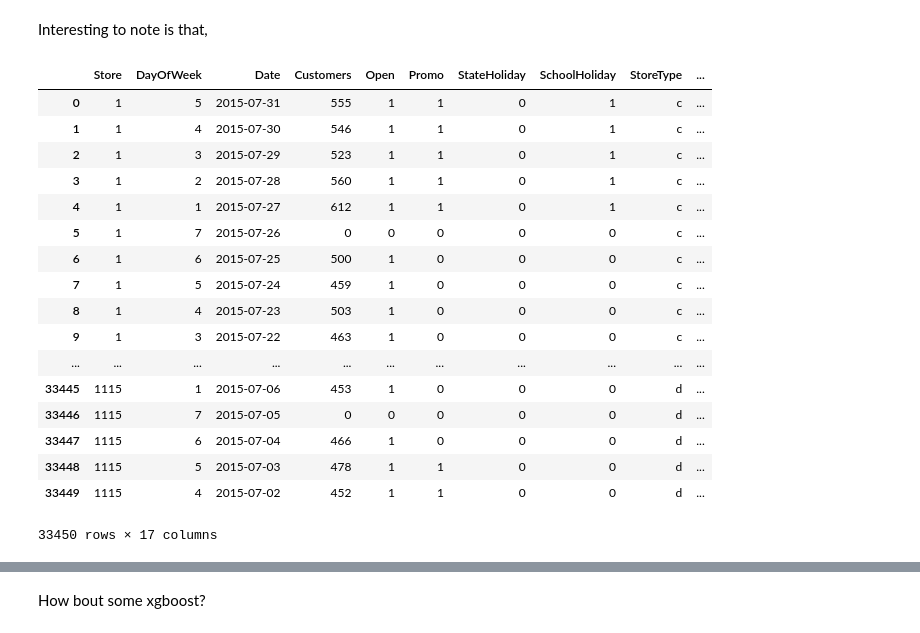
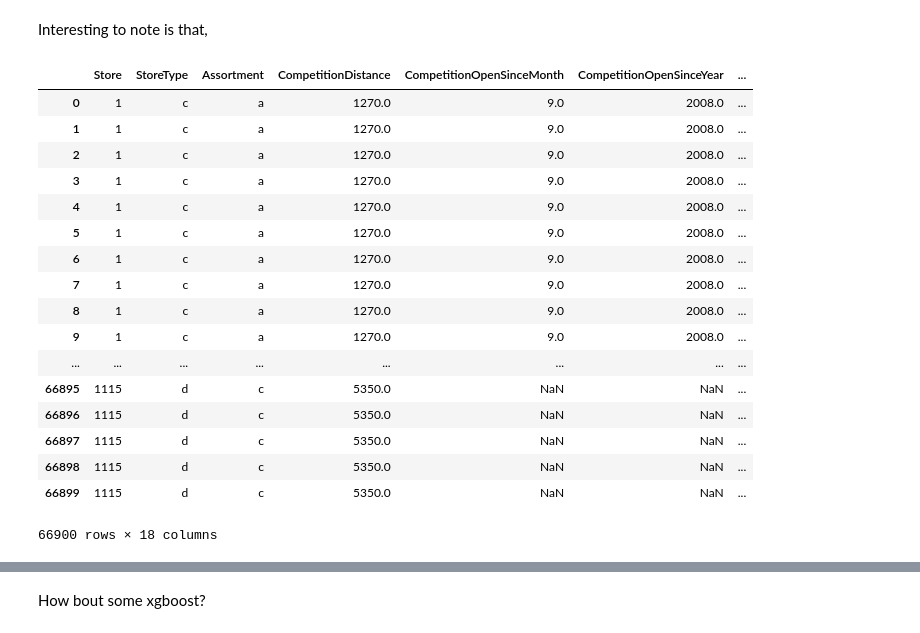
Before and after one commit to HooDeLin/CS3244-Homework-3, a Jupyter notebook: CS3244 Homework 3-Copy2.ipynb, the cells around one changed output, grey strips where cells are left out. Drawn from its saved outputs; the diff is of its cells as text; code cells hidden in the pictures.

```diff
--- a/CS3244 Homework 3-Copy2.ipynb
+++ b/CS3244 Homework 3-Copy2.ipynb
@@ -45,27 +45,27 @@ trainData = pd.merge(storeData, trainData, on='Store')
 testData = testData.reset_index().merge(storeData,on='Store')
 index = testData['index']
 testData.drop('index', axis=1, inplace=True)
-# %%
-testData
-# %% [output]
-|  | Store | DayOfWeek | Date | Customers | Open | Promo | StateHoliday | SchoolHoliday | StoreType | ... |
-| 0 | 1 | 5 | 2015-07-31 | 555 | 1 | 1 | 0 | 1 | c | ... |
-| 1 | 1 | 4 | 2015-07-30 | 546 | 1 | 1 | 0 | 1 | c | ... |
-| 2 | 1 | 3 | 2015-07-29 | 523 | 1 | 1 | 0 | 1 | c | ... |
-| 3 | 1 | 2 | 2015-07-28 | 560 | 1 | 1 | 0 | 1 | c | ... |
-| 4 | 1 | 1 | 2015-07-27 | 612 | 1 | 1 | 0 | 1 | c | ... |
-| 5 | 1 | 7 | 2015-07-26 | 0 | 0 | 0 | 0 | 0 | c | ... |
-| 6 | 1 | 6 | 2015-07-25 | 500 | 1 | 0 | 0 | 0 | c | ... |
-| 7 | 1 | 5 | 2015-07-24 | 459 | 1 | 0 | 0 | 0 | c | ... |
-| 8 | 1 | 4 | 2015-07-23 | 503 | 1 | 0 | 0 | 0 | c | ... |
-| 9 | 1 | 3 | 2015-07-22 | 463 | 1 | 0 | 0 | 0 | c | ... |
-| ... | ... | ... | ... | ... | ... | ... | ... | ... | ... | ... |
-| 33445 | 1115 | 1 | 2015-07-06 | 453 | 1 | 0 | 0 | 0 | d | ... |
-| 33446 | 1115 | 7 | 2015-07-05 | 0 | 0 | 0 | 0 | 0 | d | ... |
-| 33447 | 1115 | 6 | 2015-07-04 | 466 | 1 | 0 | 0 | 0 | d | ... |
-| 33448 | 1115 | 5 | 2015-07-03 | 478 | 1 | 1 | 0 | 0 | d | ... |
-| 33449 | 1115 | 4 | 2015-07-02 | 452 | 1 | 1 | 0 | 0 | d | ... |
-33450 rows × 17 columns
+# %%
+trainData
+# %% [output]
+|  | Store | StoreType | Assortment | CompetitionDistance | CompetitionOpenSinceMonth | CompetitionOpenSinceYear | ... |
+| 0 | 1 | c | a | 1270.0 | 9.0 | 2008.0 | ... |
+| 1 | 1 | c | a | 1270.0 | 9.0 | 2008.0 | ... |
+| 2 | 1 | c | a | 1270.0 | 9.0 | 2008.0 | ... |
+| 3 | 1 | c | a | 1270.0 | 9.0 | 2008.0 | ... |
+| 4 | 1 | c | a | 1270.0 | 9.0 | 2008.0 | ... |
+| 5 | 1 | c | a | 1270.0 | 9.0 | 2008.0 | ... |
+| 6 | 1 | c | a | 1270.0 | 9.0 | 2008.0 | ... |
+| 7 | 1 | c | a | 1270.0 | 9.0 | 2008.0 | ... |
+| 8 | 1 | c | a | 1270.0 | 9.0 | 2008.0 | ... |
+| 9 | 1 | c | a | 1270.0 | 9.0 | 2008.0 | ... |
+| ... | ... | ... | ... | ... | ... | ... | ... |
+| 66895 | 1115 | d | c | 5350.0 | NaN | NaN | ... |
+| 66896 | 1115 | d | c | 5350.0 | NaN | NaN | ... |
+| 66897 | 1115 | d | c | 5350.0 | NaN | NaN | ... |
+| 66898 | 1115 | d | c | 5350.0 | NaN | NaN | ... |
+| 66899 | 1115 | d | c | 5350.0 | NaN | NaN | ... |
+66900 rows × 18 columns
 # %%
 # Cleaning the data
 competition_distance_mean = trainData['CompetitionDistance'].mean()
```
Also changed, not shown: parts of 13 cells of this notebook.
